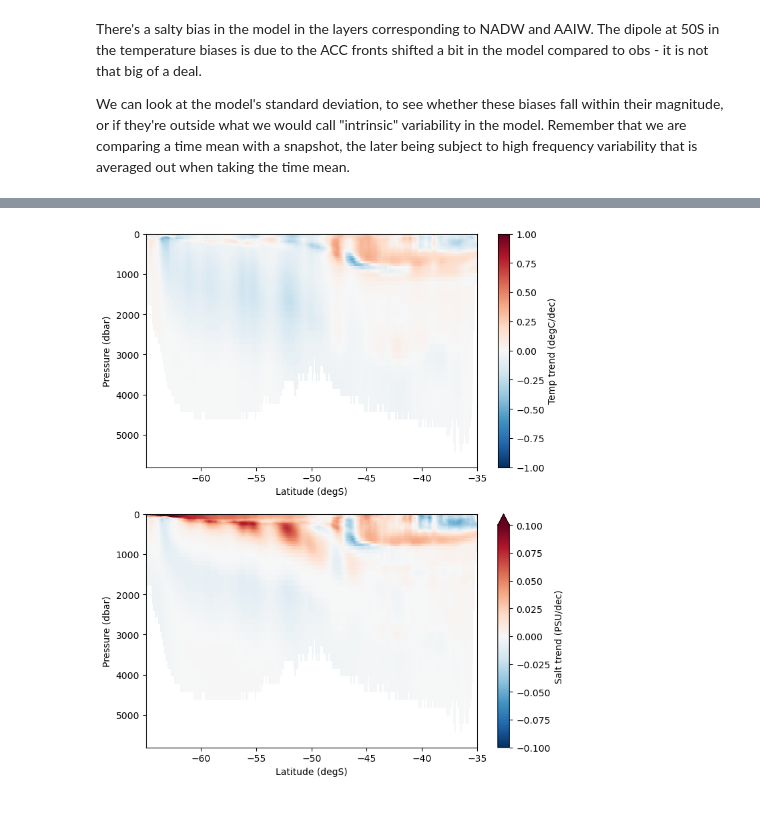
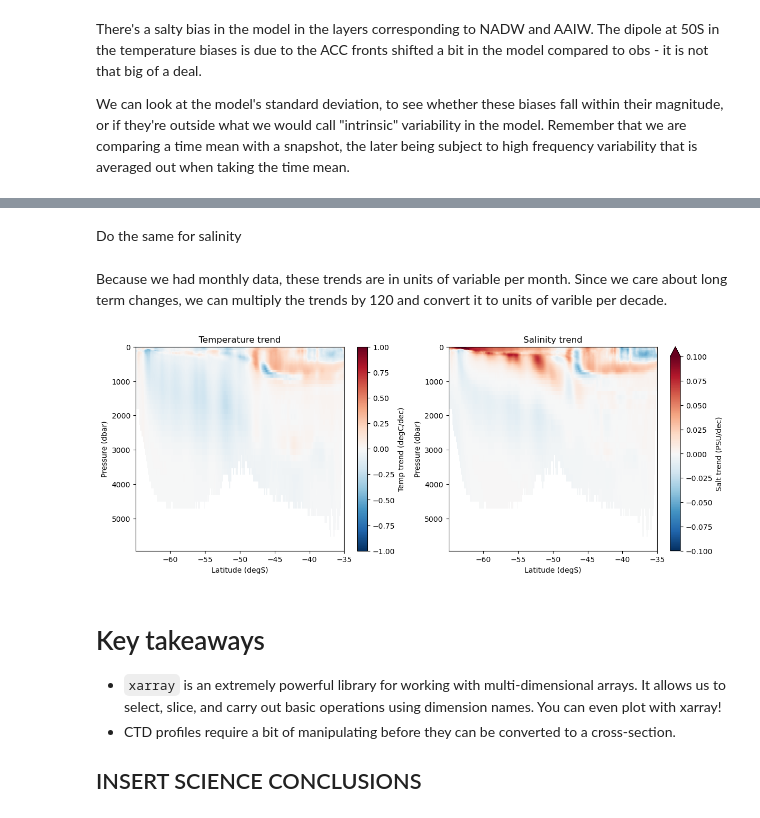
Before and after one commit to julia-neme/Tutorial_Sophie, a Jupyter notebook: I09S_model_comparison.ipynb, the cells around one changed output, grey strips where cells are left out. Cells and saved outputs as stored; diff of their text form; code cells hidden in the pictures.

```diff
--- a/I09S_model_comparison.ipynb
+++ b/I09S_model_comparison.ipynb
@@ -230,5 +387,5 @@ import xarrayMannKendall as xrmk
 # %%
 MK_class = xrmk.Mann_Kendall_test(model_temperature,
                                   'time',
-                                  coords_name = {'time':'time', 'yt_ocean':'x', 'st_ocean':'y'})
+                                  coords_name = {'time':'time', 'latitude':'x', 'pressure':'y'})
 temp_trends = MK_class.compute()
@@ -235,23 +394,35 @@ temp_trends = MK_class.compute()
 # %%
-temp_trends = temp_trends.rename({'x':'yt_ocean', 'y':'st_ocean'})
+temp_trends = temp_trends.rename({'x':'latitude', 'y':'pressure'})
 temp_trends = temp_trends.where(~np.isnan(model_temperature.isel(time = 0)))
+# %% [markdown]
+Do the same for salinity
 # %%
 MK_class = xrmk.Mann_Kendall_test(model_salinity,
                                   'time',
-                                  coords_name = {'time':'time', 'yt_ocean':'x', 'st_ocean':'y'})
+                                  coords_name = {'time':'time', 'latitude':'x', 'pressure':'y'})
 salt_trends = MK_class.compute()
 # %%
-salt_trends = salt_trends.rename({'x':'yt_ocean', 'y':'st_ocean'})
+salt_trends = salt_trends.rename({'x':'latitude', 'y':'pressure'})
 salt_trends = salt_trends.where(~np.isnan(model_salinity.isel(time = 0)))
+# %% [markdown]
+Because we had monthly data, these trends are in units of variable per month. Since we care about long term changes, we can multiply the trends by 120 and convert it to units of varible per decade.
 # %%
-fig, axs = plt.subplots(2, 1, figsize = (8, 10))
+fig, axs = plt.subplots(nrows = 1, ncols = 2, figsize = (14, 5))
 (120*temp_trends['trend']).plot(ax = axs[0], vmin = -1, vmax = 1, cmap = 'RdBu_r',
                                  yincrease = False, cbar_kwargs = {'label':'Temp trend (degC/dec)'})
 (120*salt_trends['trend']).plot(ax = axs[1], vmin = -.1, vmax = .1, cmap = 'RdBu_r',
                                  yincrease = False, cbar_kwargs = {'label':'Salt trend (PSU/dec)'})
 for ax in axs:
     ax.set_xlabel('Latitude (degS)')
     ax.set_ylabel('Pressure (dbar)')
-    ax.set_title('')
+axs[0].set_title('Temperature trend');
+axs[1].set_title('Salinity trend');
 # %% [output]
-[figure, old version]
+[figure, new version]
+# %% [markdown]
+# Key takeaways
+
+ - `xarray` is an extremely powerful library for working with multi-dimensional arrays. It allows us to select, slice, and carry out basic operations using dimension names. You can even plot with xarray!
+ - CTD profiles require a bit of manipulating before they can be converted to a cross-section.
+
+## INSERT SCIENCE CONCLUSIONS
```
Also changed, not shown: parts of 50 cells of this notebook, 1 other file.
